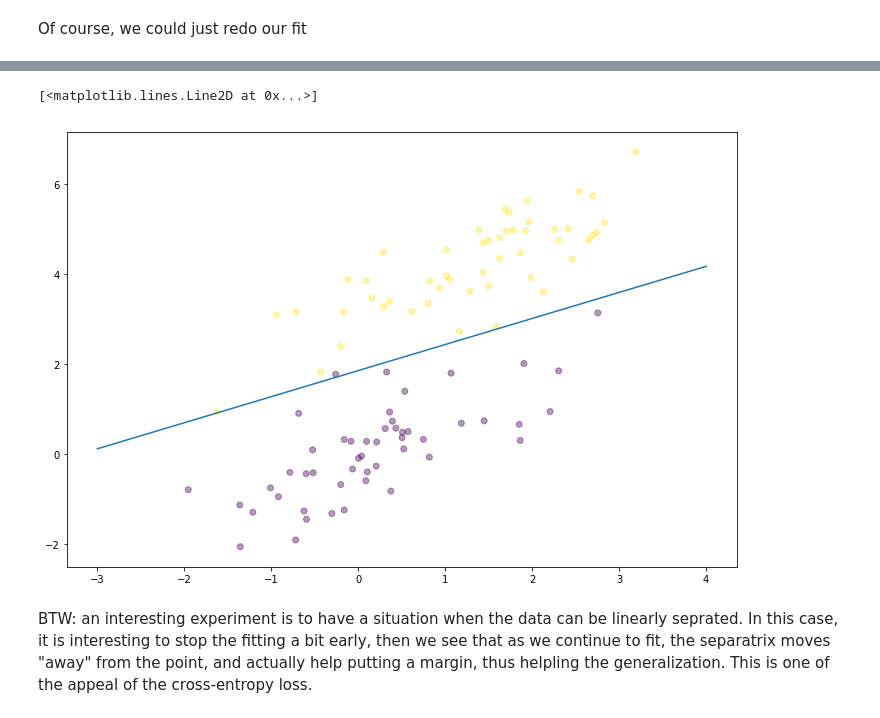
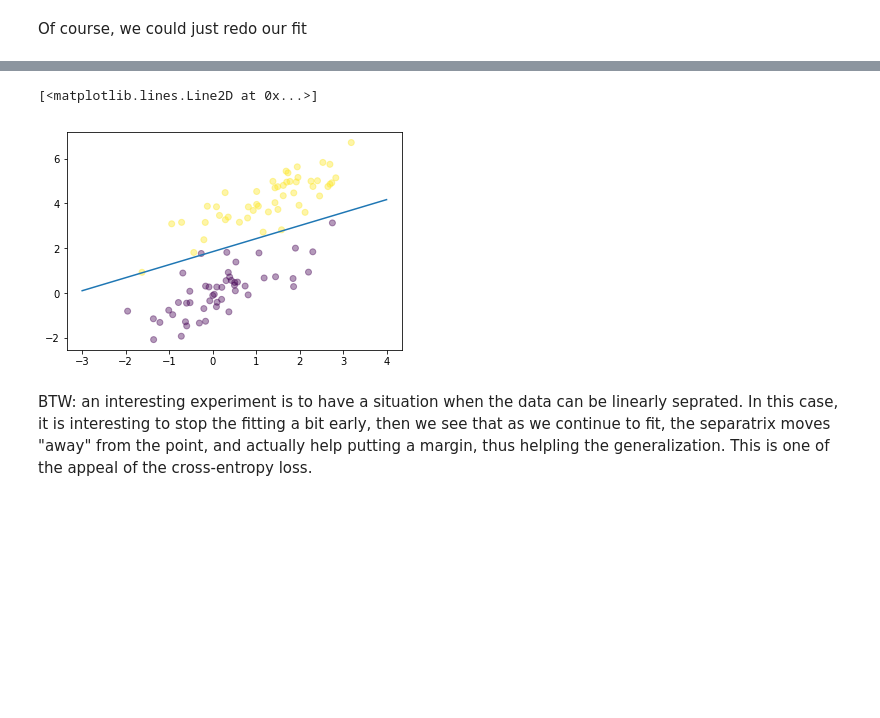
Before and after one commit to sphinxteam/mlcourse_2019, a Jupyter notebook: lec1/Logistic and representer.ipynb, the cells around one changed output, grey strips where cells are left out. Drawn from its saved outputs; the diff is of its cells as text; code cells hidden in the pictures; blank space fills up the shorter version.

```diff
--- a/lec1/Logistic and representer.ipynb
+++ b/lec1/Logistic and representer.ipynb
@@ -151,13 +151,13 @@ weights = logistic_regression(data_with_intercept, labels,num_steps = 100000, le
 # %%
 def myline(x):
     return line(x,weights[0],weights[1],weights[2])
 
-plt.figure(figsize=(12,8))
+plt.figure(figsize=(6,4))
 plt.scatter(dataset[:, 0], dataset[:, 1], c = labels, alpha = .4)
 plt.plot([-3,4],[myline(-3),myline(4)])
 # %% [output]
 [<matplotlib.lines.Line2D at 0x...>]
-[figure, old version]
+[figure, new version]
 # %% [markdown]
 BTW: an interesting experiment is to have a situation when the data can be linearly seprated. In this case, it is interesting to stop the fitting a bit early, then we see that as we continue to fit, the separatrix moves "away" from the point, and actually help putting a margin, thus helpling the generalization. This is one of the appeal of the cross-entropy loss.
 # %% [markdown]
```
Also changed, not shown: parts of 7 cells of this notebook.
